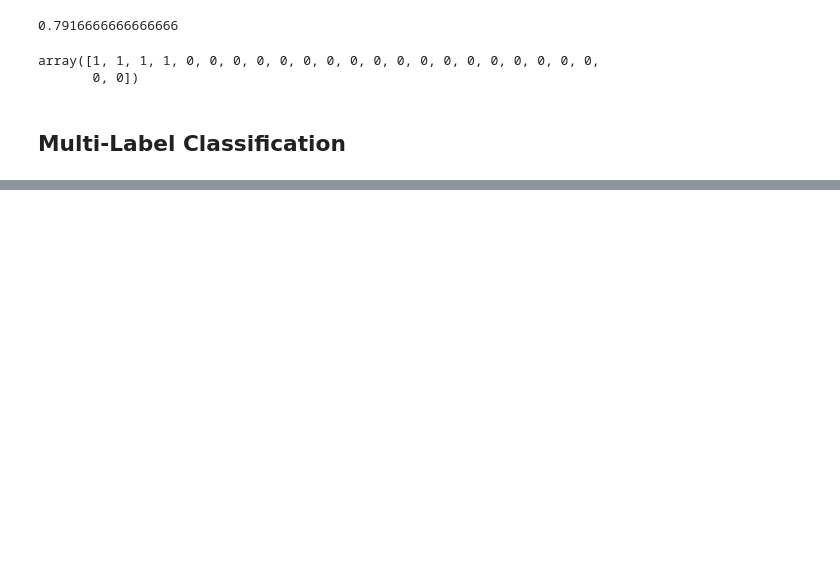
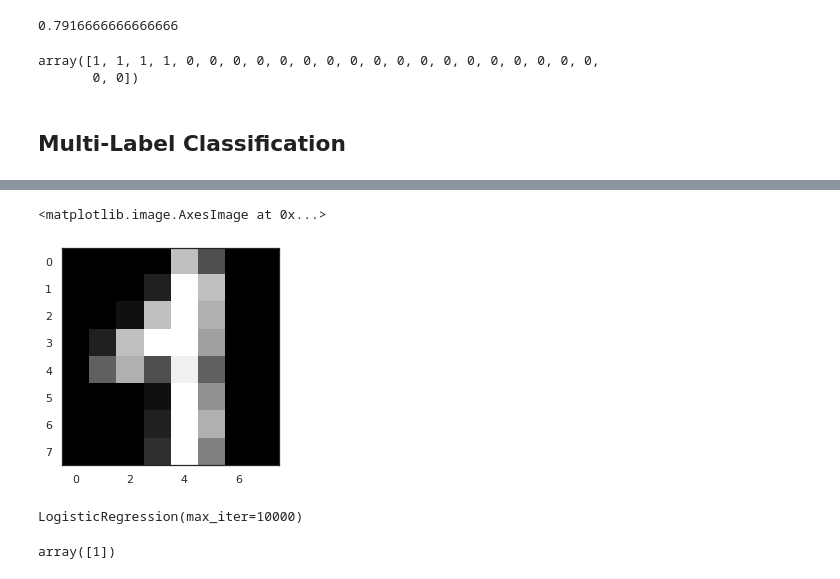
Before and after one commit to aoguedao/neural_computing_workshop, a Jupyter notebook: lessons/04_ml_classification.ipynb, the cells around one changed output, grey strips where cells are left out. Saved outputs shown, nothing was run; the diff lists cells and outputs as text; code cells hidden in the pictures; blank space fills up the shorter version.

```diff
--- a/lessons/04_ml_classification.ipynb
+++ b/lessons/04_ml_classification.ipynb
@@ -172,3 +173,7 @@ array([1, 1, 1, 1, 0, 0, 0, 0, 0, 0, 0, 0, 0, 0, 0, 0, 0, 0, 0, 0, 0, 0,
        0, 0])
 # %% [markdown]
 ## Multi-Label Classification
+# %%
+digits_X, digits_y = datasets.load_digits(return_X_y=True, as_frame=True)
+digits = pd.concat([digits_X, digits_y], axis=1)
+digits.head()
@@ -174,0 +188,18 @@ array([1, 1, 1, 1, 0, 0, 0, 0, 0, 0, 0, 0, 0, 0, 0, 0, 0, 0, 0, 0, 0, 0,
+# %%
+sns.set_style("white")
+# %%
+digit_images = datasets.load_digits().images
+i = 42
+plt.imshow(digit_images[i], cmap=plt.cm.gray)
+# %% [output]
+<matplotlib.image.AxesImage at 0x...>
+[figure, added]
+# %%
+model = LogisticRegression(max_iter=1000)
+model.fit(digits_X, digits_y)
+# %% [output]
+LogisticRegression(max_iter=10000)
+# %%
+model.predict(digits_X.loc[[i], :])
+# %% [output]
+array([1])
```
Also changed, not shown: parts of 4 cells of this notebook, 4 other files.
